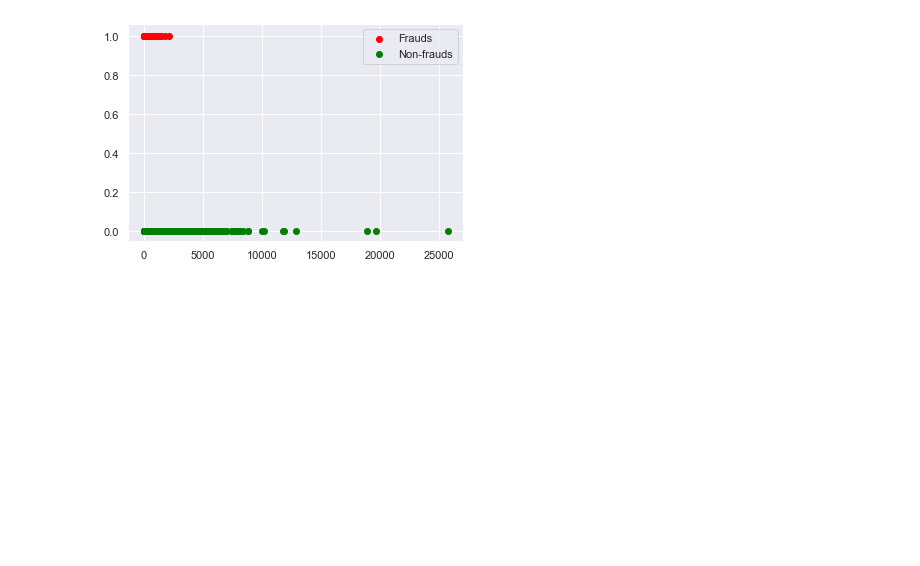
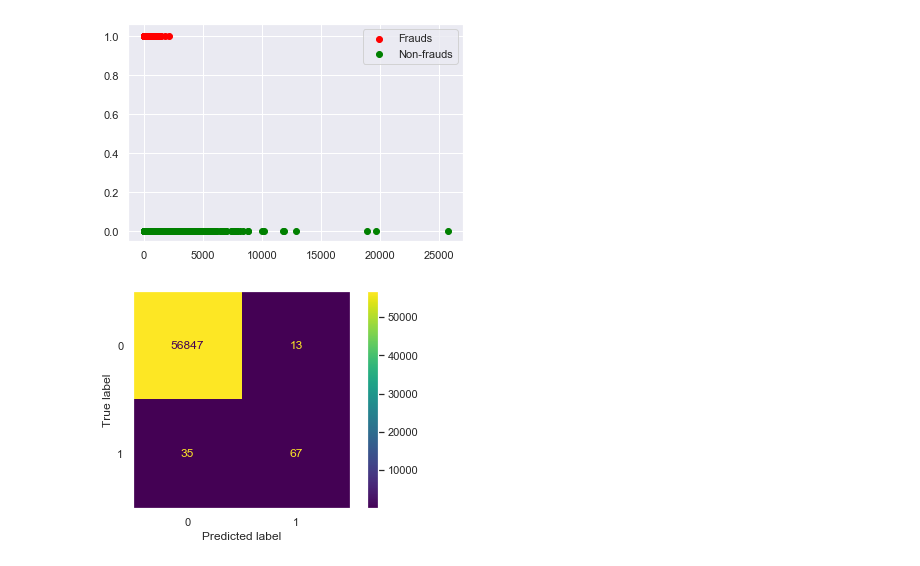
Before and after one commit to RustyBlewitt/BigData, a Jupyter notebook: week3/week3.ipynb, the cells around one changed output. Drawn from its saved outputs; the diff is of its cells as text; code cells hidden in the pictures; blank space fills up the shorter version.

```diff
--- a/week3/week3.ipynb
+++ b/week3/week3.ipynb
@@ -422,3 +421,19 @@ plt.legend()
 # %% [output]
 <matplotlib.legend.Legend at 0x...>
 [figure]
+# %%
+from sklearn.linear_model import LogisticRegression
+from sklearn.metrics import plot_confusion_matrix
+
+fraud_X = df.drop('Class', axis=1)
+fraud_y = df['Class']
+
+fraud_X_train, fraud_X_test, fraud_y_train, fraud_y_test = train_test_split(fraud_X, fraud_y, test_size=0.2)
+
+log_reg = LogisticRegression(max_iter=1000).fit(fraud_X_train, fraud_y_train)
+
+cm = plot_confusion_matrix(log_reg, fraud_X_test, fraud_y_test, values_format='g')
+
+plt.grid(False)
+# %% [output]
+[figure, added]
```
Also changed, not shown: parts of 7 cells of this notebook.
